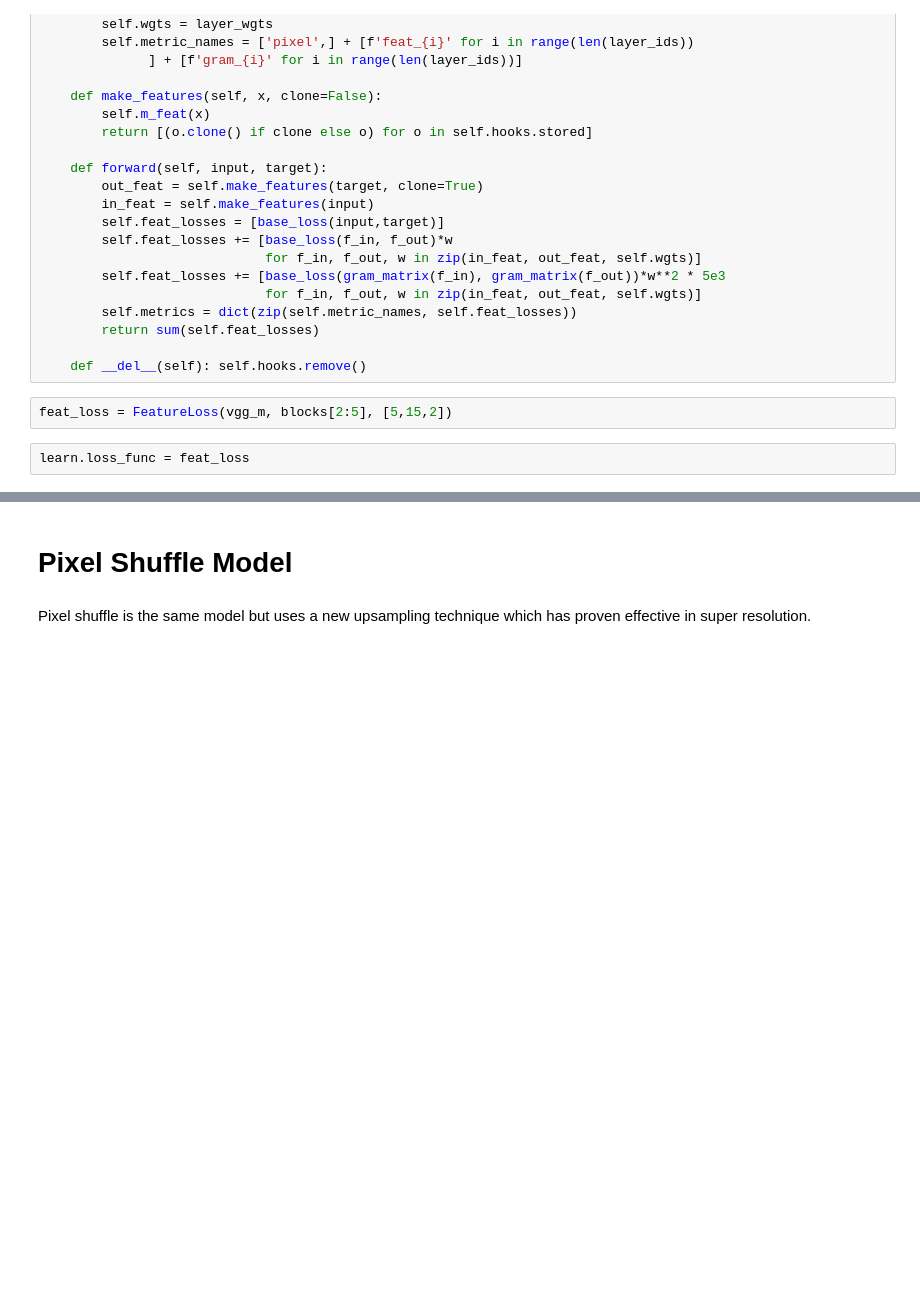
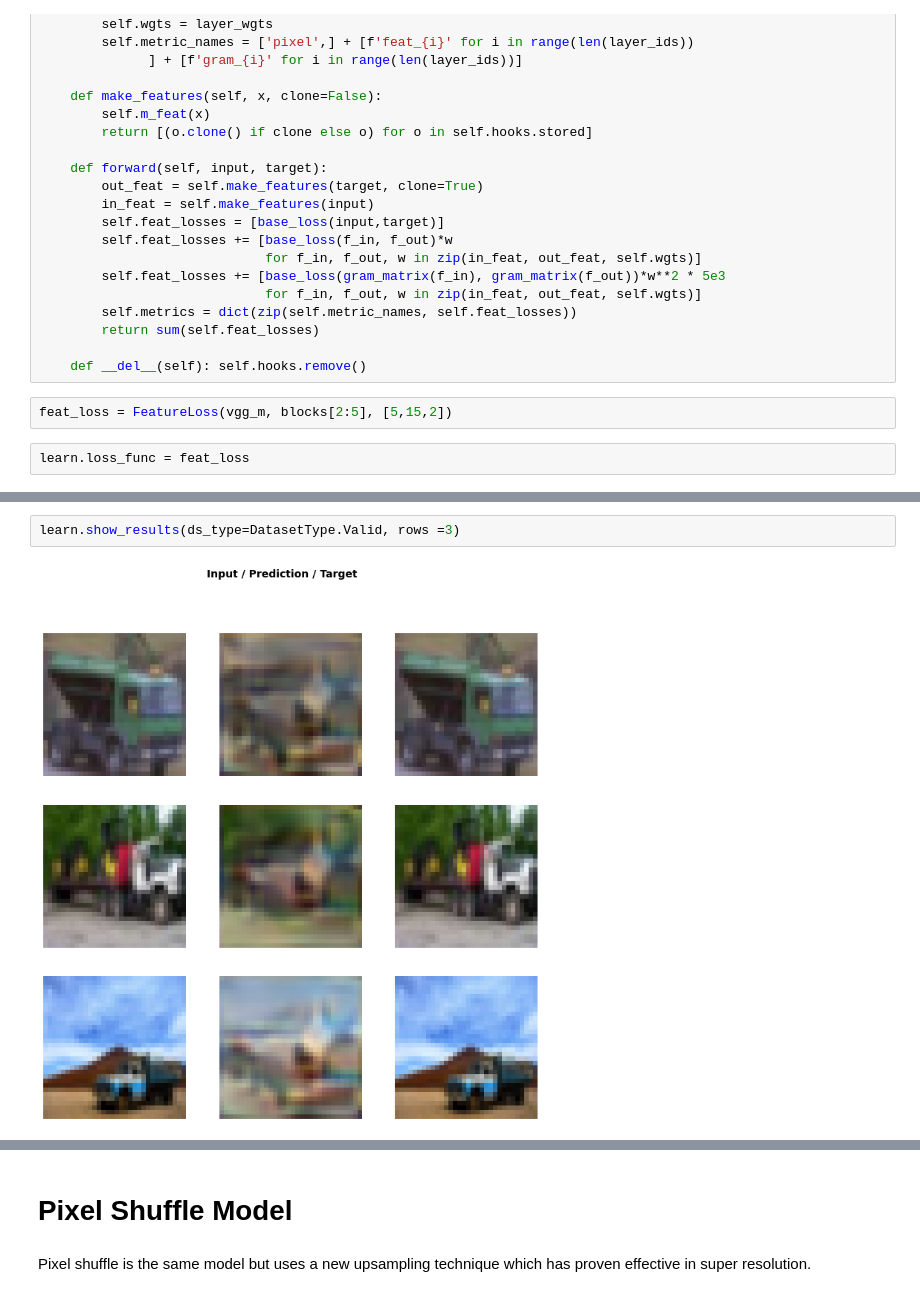
Before and after one commit to henriwoodcock/Applying-Modern-Best-Practices-to-Autoencoders, a Jupyter notebook: notebooks/cifar-10/cifar_autoencoder_joint_training.ipynb, the cells around one changed output, grey strips where cells are left out. Drawn from its saved outputs; the diff is of its cells as text; blank space fills up the shorter version.

```diff
--- a/notebooks/cifar-10/cifar_autoencoder_joint_training.ipynb
+++ b/notebooks/cifar-10/cifar_autoencoder_joint_training.ipynb
@@ -492,0 +545,4 @@ LR Finder is complete, type {learner_name}.recorder.plot() to see the graph.
+# %%
+learn.show_results(ds_type=DatasetType.Valid, rows =3)
+# %% [output]
+[figure, added]
```
Also changed, not shown: parts of 70 cells of this notebook.
